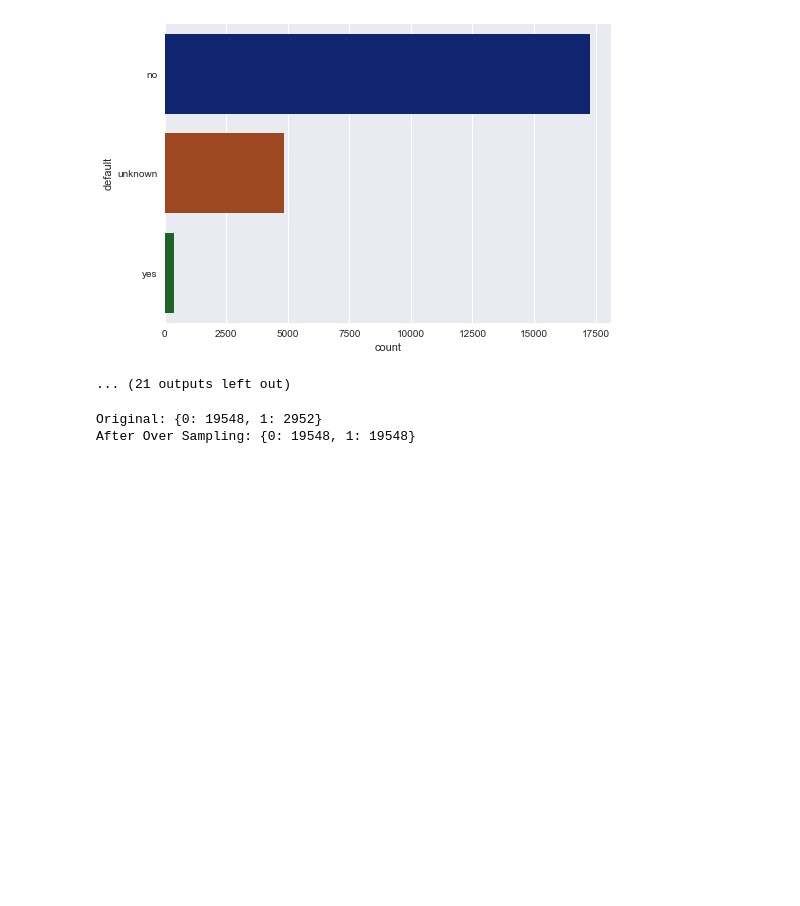
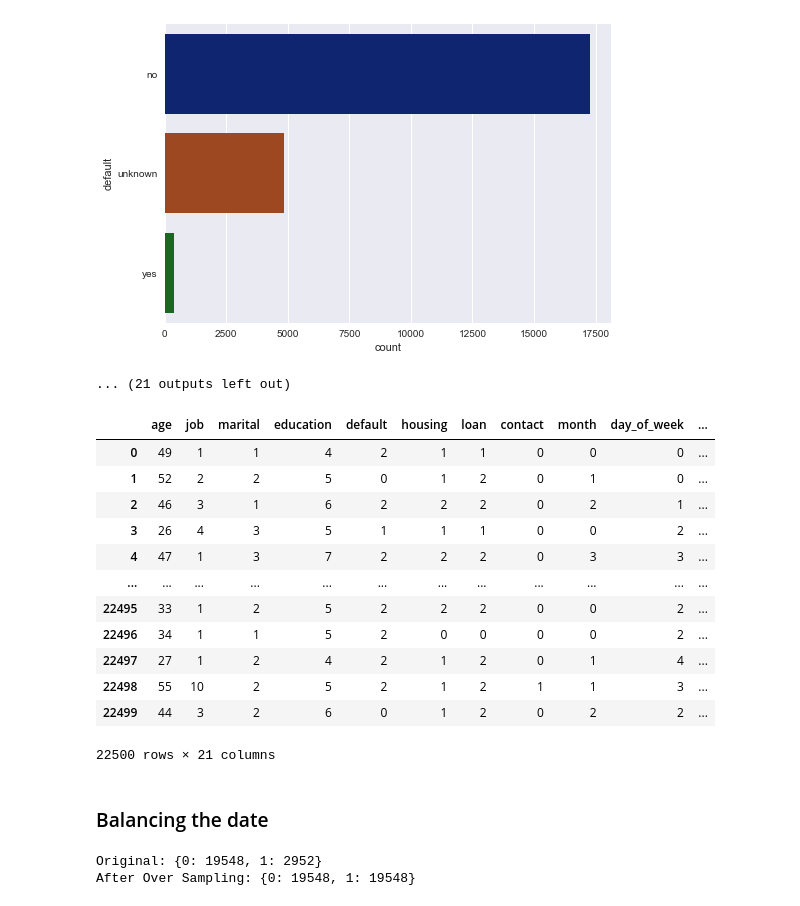
Before and after one commit to yash-meshram/Bank-Direct-Marketing, a Jupyter notebook: Training.ipynb, the cells around one changed output. Cells and saved outputs as stored; diff of their text form; code cells hidden in the pictures; blank space fills up the shorter version.

```diff
--- a/Training.ipynb
+++ b/Training.ipynb
@@ -253,22 +253,42 @@ default
 [figure]
 ... (21 outputs left out)
 # %%
-for i in df.select_dtypes('O').columns.to_list():
-    categories = df[i].unique()
-    contain_unknown = False
+def convert_object_to_int(df):
+    for i in df.select_dtypes('O').columns.to_list():
+        categories = df[i].unique()
+        contain_unknown = False
 
-    for j in categories:
-        if j == 'unknown':
-            contain_unknown = True
+        for j in categories:
+            if j == 'unknown':
+                contain_unknown = True
 
-    if contain_unknown:
-        index = np.argwhere(categories == 'unknown')[0][0]
-        categories = np.roll(categories, -index)
+        if contain_unknown:
+            index = np.argwhere(categories == 'unknown')[0][0]
+            categories = np.roll(categories, -index)
 
-    df[i].replace(categories, range(len(categories)), inplace=True)
+        df[i].replace(categories, range(len(categories)), inplace=True)
+    return df
+# %%
+convert_object_to_int(df)
+# %% [output]
+|  | age | job | marital | education | default | housing | loan | contact | month | day_of_week | ... |
+| 0 | 49 | 1 | 1 | 4 | 2 | 1 | 1 | 0 | 0 | 0 | ... |
+| 1 | 52 | 2 | 2 | 5 | 0 | 1 | 2 | 0 | 1 | 0 | ... |
+| 2 | 46 | 3 | 1 | 6 | 2 | 2 | 2 | 0 | 2 | 1 | ... |
+| 3 | 26 | 4 | 3 | 5 | 1 | 1 | 1 | 0 | 0 | 2 | ... |
+| 4 | 47 | 1 | 3 | 7 | 2 | 2 | 2 | 0 | 3 | 3 | ... |
+| ... | ... | ... | ... | ... | ... | ... | ... | ... | ... | ... | ... |
+| 22495 | 33 | 1 | 2 | 5 | 2 | 2 | 2 | 0 | 0 | 2 | ... |
+| 22496 | 34 | 1 | 1 | 5 | 2 | 0 | 0 | 0 | 0 | 2 | ... |
+| 22497 | 27 | 1 | 2 | 4 | 2 | 1 | 2 | 0 | 1 | 4 | ... |
+| 22498 | 55 | 10 | 2 | 5 | 2 | 1 | 2 | 1 | 1 | 3 | ... |
+| 22499 | 44 | 3 | 2 | 6 | 0 | 1 | 2 | 0 | 2 | 2 | ... |
+22500 rows × 21 columns
 # %%
 x = df.drop('subscribe', axis=1)
 y = df.subscribe
+# %% [markdown]
+### Balancing  the date
 # %%
 from imblearn.over_sampling import RandomOverSampler
 # %%
```
Also changed, not shown: parts of 4 cells of this notebook, 4 other files.
